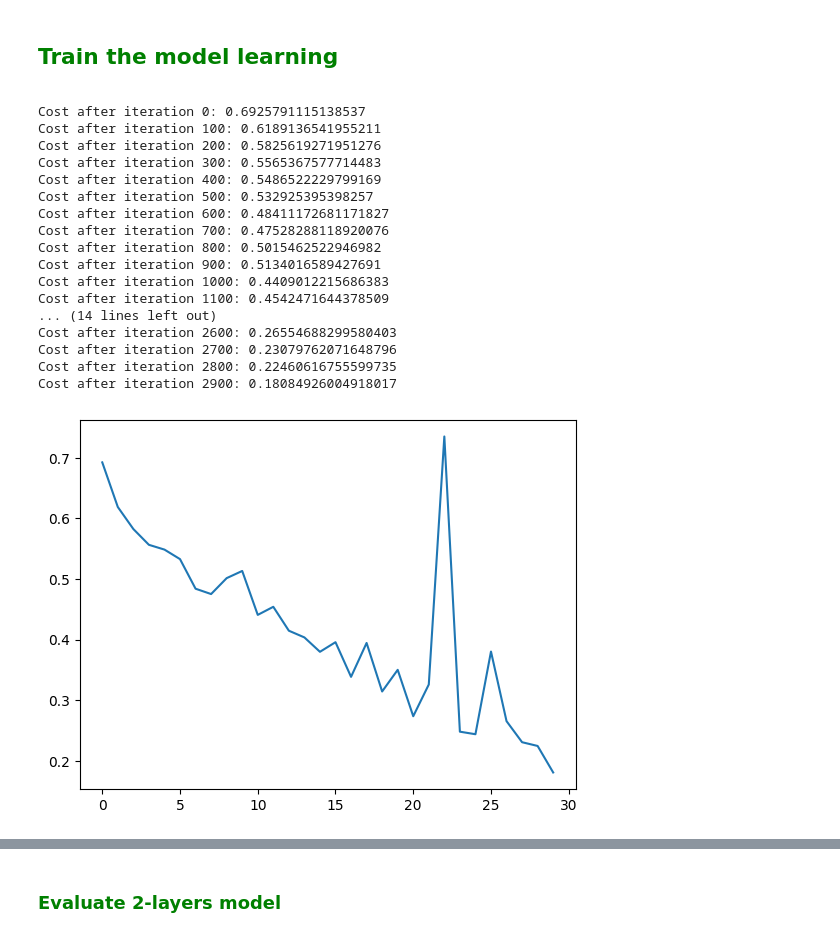
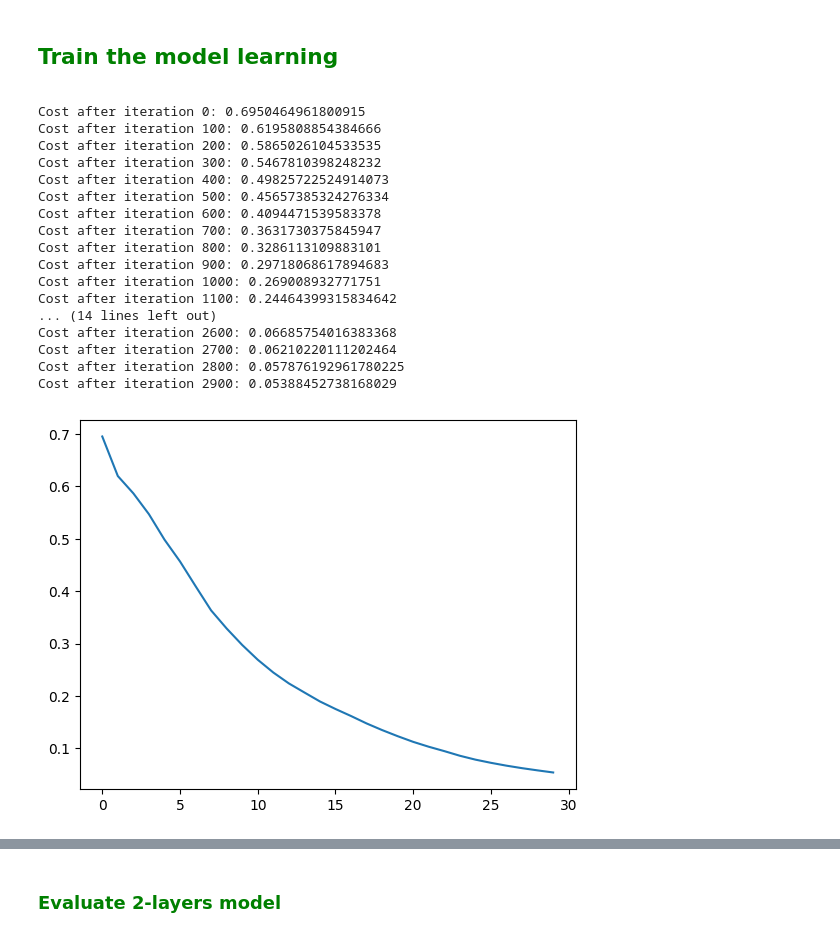
Before and after one commit to Propsi4/Amazinum, a Jupyter notebook: Homeworks/deep_neural_networks/lesson_26_DNN_hometask.ipynb, the cells around one changed output, grey strips where cells are left out. Saved outputs shown, nothing was run; the diff lists cells and outputs as text; code cells hidden in the pictures.

```diff
--- a/Homeworks/deep_neural_networks/lesson_26_DNN_hometask.ipynb
+++ b/Homeworks/deep_neural_networks/lesson_26_DNN_hometask.ipynb
@@ -420,7 +419,7 @@ def forward_propagation_step(A_prev, W, b, activation):
     cache - tuple containing W, b, A_prev, Z stored for computing the backward pass
     """
 
-    Z = np.dot(W, A_prev) + b
+    Z = W @ A_prev + b
 
     if activation == "sigmoid":
         A= sigmoid(Z)
@@ -447,19 +446,32 @@ def relu(Z):
 </font>
 $$ \mathcal{L} = -\frac{1}{m} \sum\limits_{i = 1}^{m} (y^{(i)}\log\left(a^{[L] (i)}\right) + (1-y^{(i)})\log\left(1- a^{[L](i)}\right))$$
 # %%
-def compute_cost(A_last, Y):
+def compute_cost(A2, Y):
     """
-    A_last - vector of predicted probabilties - activations of last layer L, shape (1, number of examples)
-    Y - true label e.g. cat vs non-cat, shape (1, number of examples)
+    Computes the cross-entropy cost given in equation (13)
+
+    Arguments:
+    A2 -- The sigmoid output of the second activation, of shape (1, number of examples)
+    Y -- "true" labels vector of shape (1, number of examples)
+
     Returns:
-    cost - cross-entropy cost
+    cost -- cross-entropy cost given equation (13)
+
     """
 
-    assert (A_last.shape == Y.shape)
-    logprobs = np.multiply(np.log(A_last), Y) + np.multiply((1 - Y), np.log(1 - A_last))
-    cost = - 1/A_last.shape[1] * np.sum(logprobs)
+    m = Y.shape[1] # number of examples
 
-    assert(cost.shape == ())
+    # Compute the cross-entropy cost
+    # (≈ 2 lines of code)
+    # logprobs = ...
+    # cost = ...
+    # YOUR CODE STARTS HERE
+    logprobs = np.multiply(np.log(A2),Y) + np.multiply((1 - Y), np.log(1 - A2))
+    cost = - 1/m * np.sum(logprobs)
+    # YOUR CODE ENDS HERE
+
+    cost = float(np.squeeze(cost))  # makes sure cost is the dimension we expect.
+                                    # E.g., turns [[17]] into 17
 
     return cost
 # %% [markdown]
@@ -515,11 +527,10 @@ def backward_propagation_step(dL_dA, cache, activation):
     dL_dZ = dL_dA * dg_dz
 
     # backward linear part:
-
-    dL_dW = 1/A_prev.shape[1] * np.dot(dL_dZ, A_prev.T)
-    dL_db = 1/A_prev.shape[1] * np.sum(dL_dZ, axis=1, keepdims=True)
-    dL_dA_prev = np.dot(W.T, dL_dZ)
-
+    m = A_prev.shape[1]
+    dL_dW = 1/m * dL_dZ @ A_prev.T
+    dL_db = 1/m * np.sum(dL_dZ, axis=1, keepdims=True)
+    dL_dA_prev = W.T @ dL_dZ
 
     assert (dL_dA_prev.shape == A_prev.shape)
     assert (dL_dW.shape == W.shape)
@@ -537,7 +548,7 @@ def relu_backward(Z):
 
 def sigmoid_backward(Z):
 
-    dg_dz = sigmoid(Z) * (1 - sigmoid(Z))
+    dg_dz = sigmoid(Z)*(1-sigmoid(Z))
     assert (dg_dz.shape == Z.shape)
     return dg_dz
 # %% [markdown]
@@ -630,30 +642,30 @@ def two_layer_model(X, Y, layers_dims, learning_rate = 0.0075, num_iterations =
 # %%
 n_x = X_train_scaled.shape[0]
 n_h= 7
 n_y = Y_train.shape[0]
 layers_dims = [n_x, n_h, n_y]
 
 parameters = two_layer_model(
-    X_train_scaled, Y_train, layers_dims, learning_rate = 0.02, num_iterations = 3000, print_cost=True)
+    X_train_scaled, Y_train, layers_dims, learning_rate = 0.003, num_iterations = 3000, print_cost=True)
 # %% [output]
-Cost after iteration 0: 0.6925791115138537
-Cost after iteration 100: 0.6189136541955211
-Cost after iteration 200: 0.5825619271951276
-Cost after iteration 300: 0.5565367577714483
-Cost after iteration 400: 0.5486522229799169
-Cost after iteration 500: 0.532925395398257
-Cost after iteration 600: 0.48411172681171827
-Cost after iteration 700: 0.47528288118920076
-Cost after iteration 800: 0.5015462522946982
-Cost after iteration 900: 0.5134016589427691
-Cost after iteration 1000: 0.4409012215686383
-Cost after iteration 1100: 0.4542471644378509
+Cost after iteration 0: 0.6950464961800915
+Cost after iteration 100: 0.6195808854384666
+Cost after iteration 200: 0.5865026104533535
+Cost after iteration 300: 0.5467810398248232
+Cost after iteration 400: 0.49825722524914073
+Cost after iteration 500: 0.45657385324276334
+Cost after iteration 600: 0.4094471539583378
+Cost after iteration 700: 0.3631730375845947
+Cost after iteration 800: 0.3286113109883101
+Cost after iteration 900: 0.29718068617894683
+Cost after iteration 1000: 0.269008932771751
+Cost after iteration 1100: 0.24464399315834642
 ... (14 lines left out)
-Cost after iteration 2600: 0.26554688299580403
-Cost after iteration 2700: 0.23079762071648796
-Cost after iteration 2800: 0.22460616755599735
-Cost after iteration 2900: 0.18084926004918017
+Cost after iteration 2600: 0.06685754016383368
+Cost after iteration 2700: 0.06210220111202464
+Cost after iteration 2800: 0.057876192961780225
+Cost after iteration 2900: 0.05388452738168029
-[figure, old version]
+[figure, new version]
 # %% [markdown]
 <font color = blue >
 
```
Also changed, not shown: parts of 10 cells of this notebook, 1 other file.
